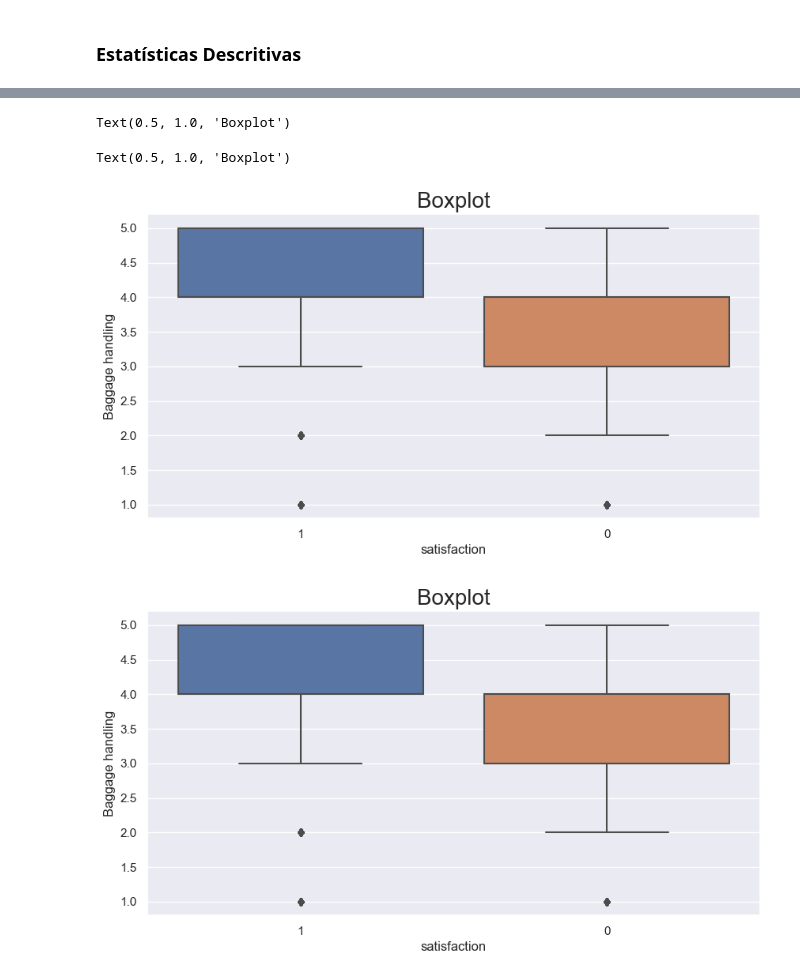
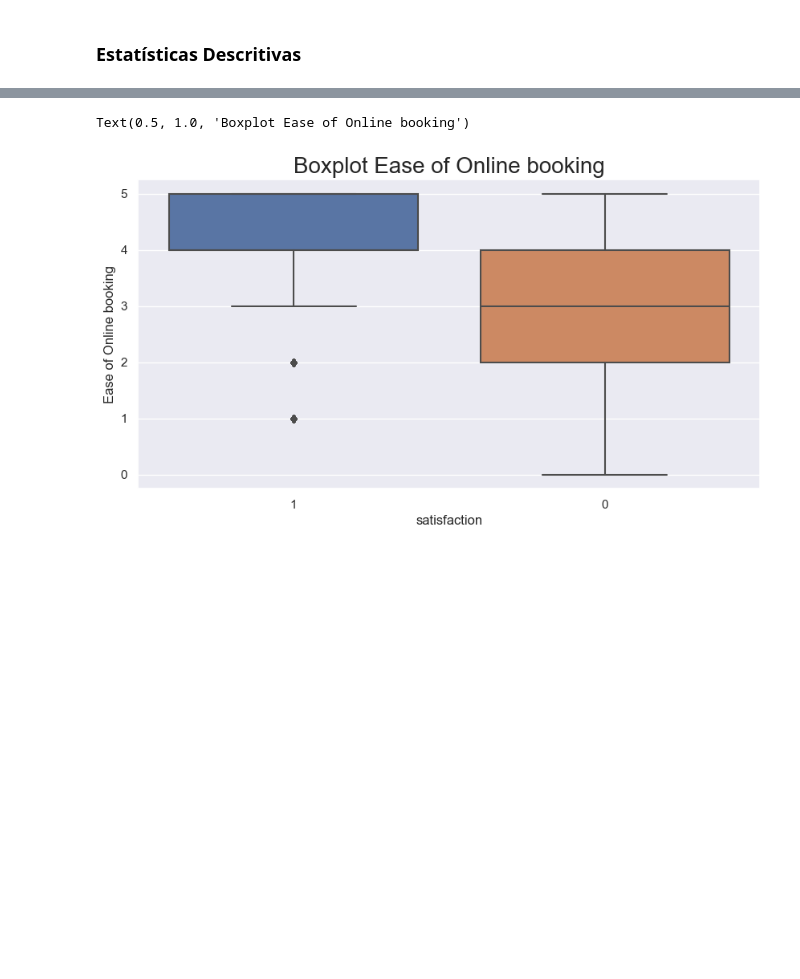
Before and after one commit to liliansom/ML_CustomerSatisfaction, a Jupyter notebook: Dataset_analysis.ipynb, the cells around one changed output, grey strips where cells are left out. Cells and saved outputs as stored; diff of their text form; code cells hidden in the pictures; blank space fills up the shorter version.

```diff
--- a/Dataset_analysis.ipynb
+++ b/Dataset_analysis.ipynb
@@ -9,3 +7,6 @@ data = pd.read_csv('data/Invistico_Airline.csv', sep=',')
+# %%
+url = 'https://raw.githubusercontent.com/liliansom/ML_CustomerSatisfaction/main/data/Invistico_Airline.csv'
+data = pd.read_csv(url)
 # %%
 data.head()
 # %% [output]
@@ -236,13 +222,11 @@ Text(0.5, 1.0, 'Boxplot')
 # %%
 plt.figure(figsize=(10,5))
 
-ax = sns.boxplot(data=data, x='satisfaction', y='Baggage handling')
-ax.set_title('Boxplot', fontsize=20)
+ax = sns.boxplot(data=data, x='satisfaction', y='Ease of Online booking')
+ax.set_title('Boxplot Ease of Online booking', fontsize=20)
 # %% [output]
-Text(0.5, 1.0, 'Boxplot')
+Text(0.5, 1.0, 'Boxplot Ease of Online booking')
-Text(0.5, 1.0, 'Boxplot')
-[figure, old version]
+[figure, new version]
-[figure, removed]
 # %%
 plt.figure(figsize=(10,5))
 
```
Also changed, not shown: parts of 18 cells of this notebook.
